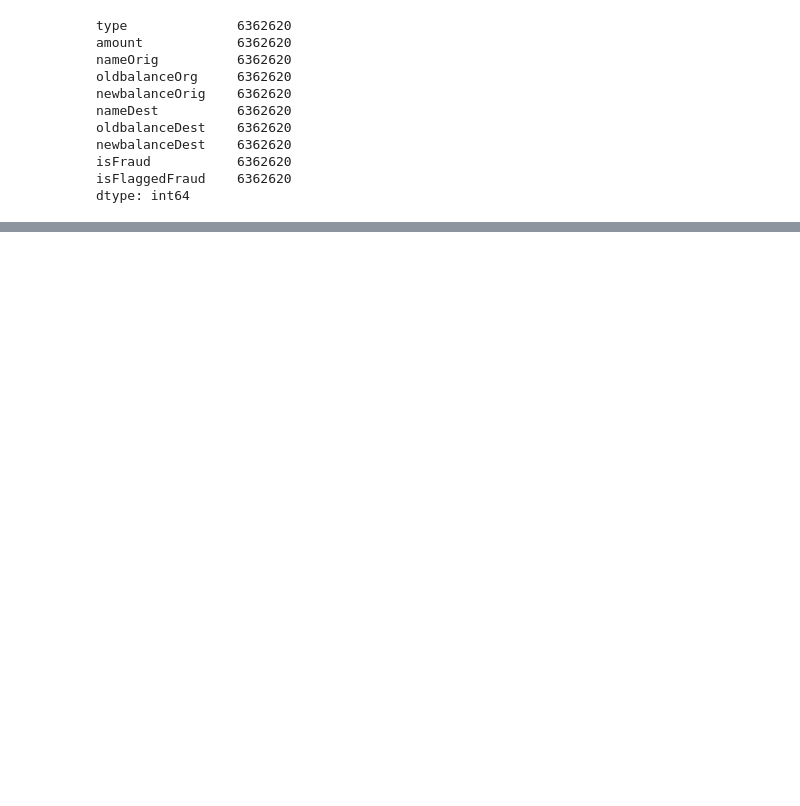
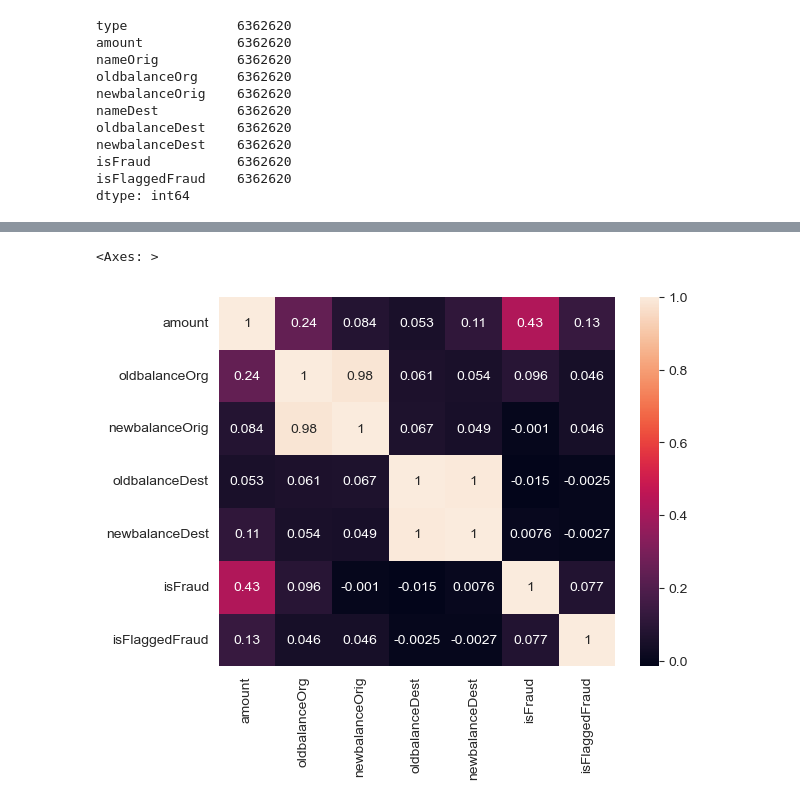
Before and after one commit to theslater11/FinancialFraudDetection, a Jupyter notebook: FraudData/Explore.ipynb, the cells around one changed output, grey strips where cells are left out. Cells and saved outputs as stored; diff of their text form; code cells hidden in the pictures; blank space fills up the shorter version.

```diff
--- a/FraudData/Explore.ipynb
+++ b/FraudData/Explore.ipynb
@@ -72,0 +78,3 @@ dtype: int64
+# %%
+corr_tiny_financials = tiny_financials.select_dtypes(include=['int64','float'])
+corr_tiny_financials.corr()
@@ -72,0 +90,5 @@ dtype: int64
+# %%
+sns.heatmap(corr_tiny_financials.corr(), annot=True)
+# %% [output]
+<Axes: >
+[figure, added]
```
Also changed, not shown: parts of 21 cells of this notebook.
